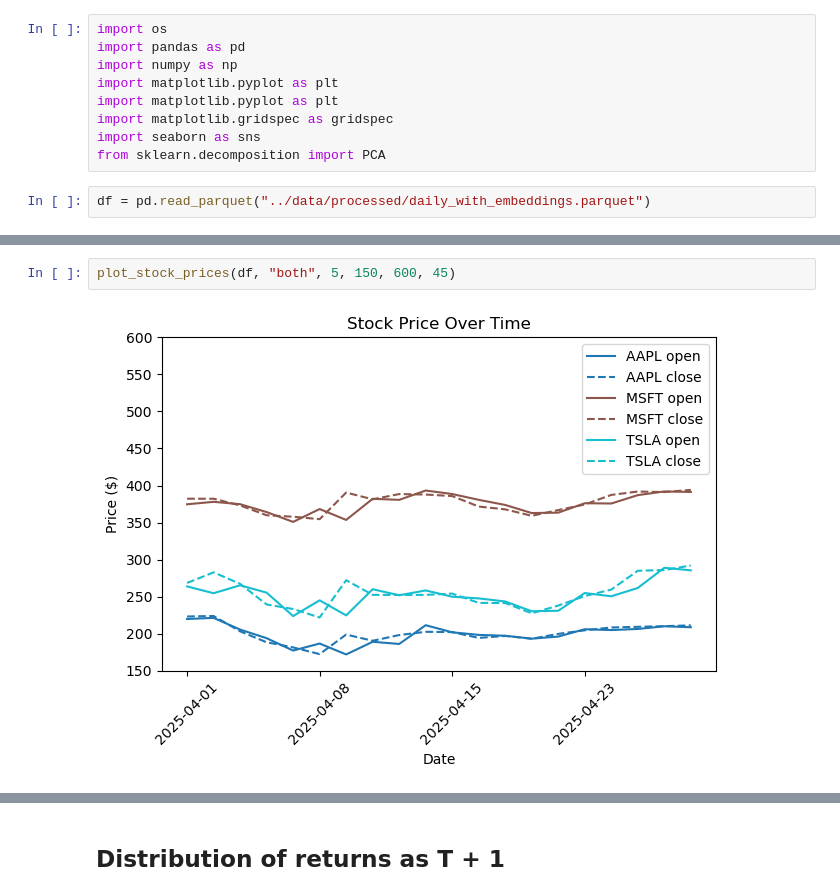
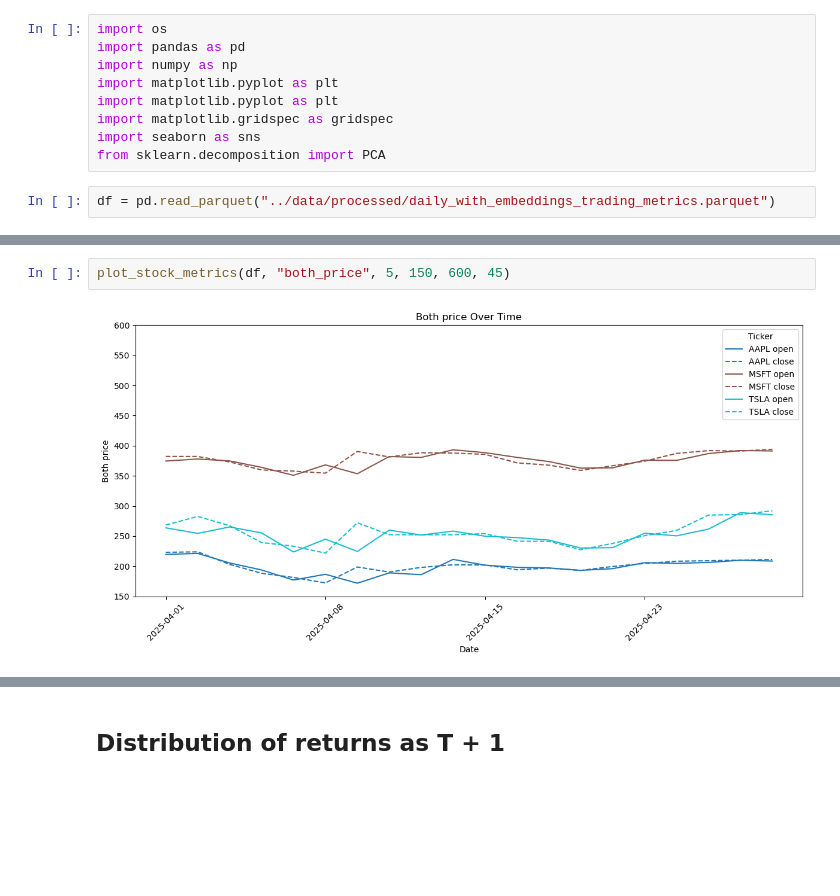
Before and after one commit to asacco-97/multimodal-stock-ranking, a Jupyter notebook: notebooks/eda.ipynb, the cells around one changed output, grey strips where cells are left out. Saved outputs shown, nothing was run; the diff lists cells and outputs as text; blank space fills up the shorter version.

Commit message:
Add standard trading metrics to dataset

```diff
--- a/notebooks/eda.ipynb
+++ b/notebooks/eda.ipynb
@@ -8,7 +8,7 @@ import matplotlib.gridspec as gridspec
 import seaborn as sns
 from sklearn.decomposition import PCA
 # %%
-df = pd.read_parquet("../data/processed/daily_with_embeddings.parquet")
+df = pd.read_parquet("../data/processed/daily_with_embeddings_trading_metrics.parquet")
 # %%
 print(df.shape)
 df.head()
@@ -61,6 +86,6 @@ def plot_stock_prices(df, price_col="open", N=5, y_min=150, y_max=600, rotation=
     plt.tight_layout()
     plt.show()
 # %%
-plot_stock_prices(df, "both", 5, 150, 600, 45)
+plot_stock_metrics(df, "both_price", 5, 150, 600, 45)
 # %% [output]
-[figure, old version]
+[figure, new version]
```
Also changed, not shown: parts of 6 cells of this notebook, 1 other file.
